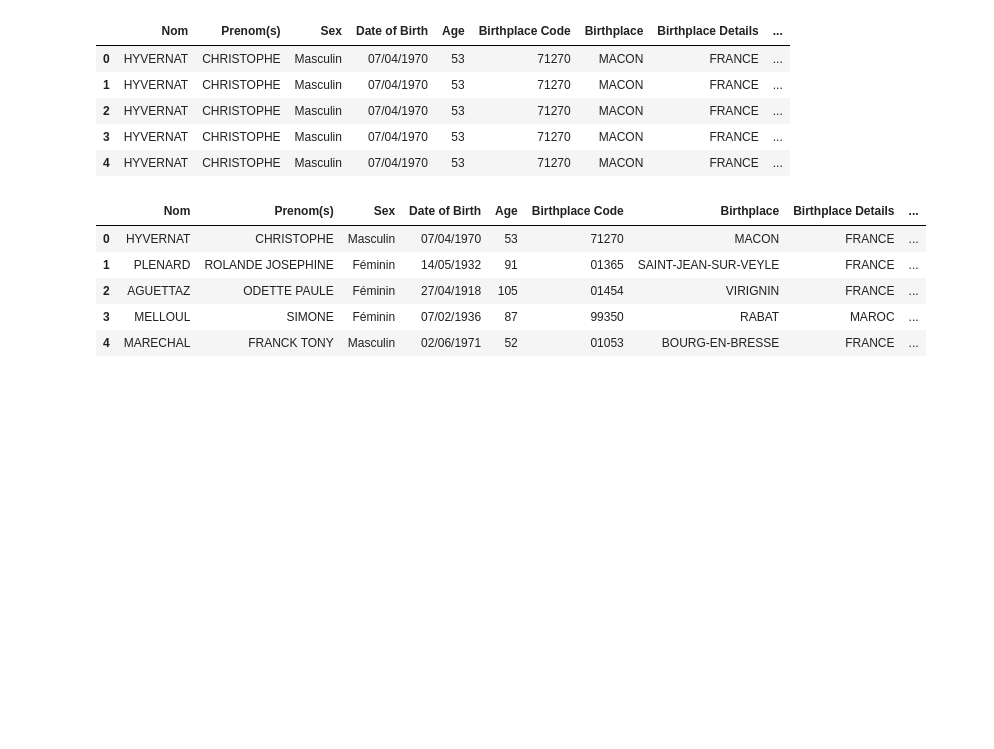
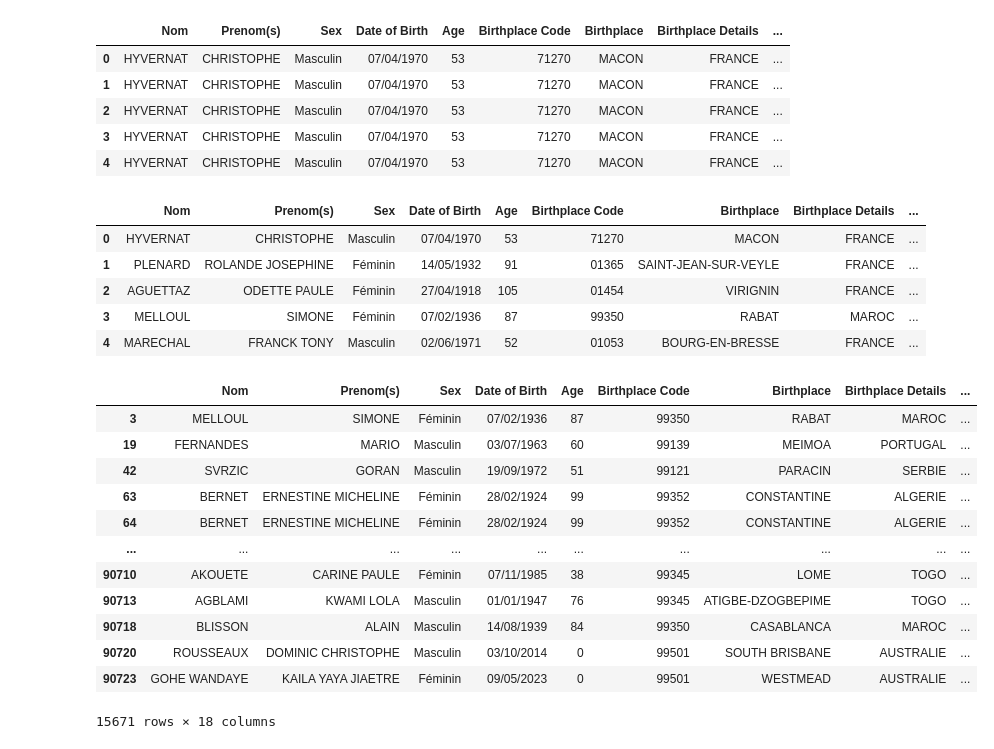
Before and after one commit to emmanuelgkn/goco_project, a Jupyter notebook: notebook.ipynb, the cells around one changed output. Cells and saved outputs as stored; diff of their text form; code cells hidden in the pictures; blank space fills up the shorter version.

```diff
--- a/notebook.ipynb
+++ b/notebook.ipynb
@@ -153,3 +157,23 @@ merged_df.head()
 | 2 | AGUETTAZ | ODETTE PAULE | Féminin | 27/04/1918 | 105 | 01454 | VIRIGNIN | FRANCE | ... |
 | 3 | MELLOUL | SIMONE | Féminin | 07/02/1936 | 87 | 99350 | RABAT | MAROC | ... |
 | 4 | MARECHAL | FRANCK TONY | Masculin | 02/06/1971 | 52 | 01053 | BOURG-EN-BRESSE | FRANCE | ... |
+# %%
+merged_df.loc[merged_df['Birthplace Details'] != 'FRANCE', ['latitude_birth', 'longitude_birth']] = np.nan
+# %%
+international_countries = merged_df[merged_df['Birthplace Details'] != 'FRANCE']
+# %%
+international_countries
+# %% [output]
+|  | Nom | Prenom(s) | Sex | Date of Birth | Age | Birthplace Code | Birthplace | Birthplace Details | ... |
+| 3 | MELLOUL | SIMONE | Féminin | 07/02/1936 | 87 | 99350 | RABAT | MAROC | ... |
+| 19 | FERNANDES | MARIO | Masculin | 03/07/1963 | 60 | 99139 | MEIMOA | PORTUGAL | ... |
+| 42 | SVRZIC | GORAN | Masculin | 19/09/1972 | 51 | 99121 | PARACIN | SERBIE | ... |
+| 63 | BERNET | ERNESTINE MICHELINE | Féminin | 28/02/1924 | 99 | 99352 | CONSTANTINE | ALGERIE | ... |
+| 64 | BERNET | ERNESTINE MICHELINE | Féminin | 28/02/1924 | 99 | 99352 | CONSTANTINE | ALGERIE | ... |
+| ... | ... | ... | ... | ... | ... | ... | ... | ... | ... |
+| 90710 | AKOUETE | CARINE PAULE | Féminin | 07/11/1985 | 38 | 99345 | LOME | TOGO | ... |
+| 90713 | AGBLAMI | KWAMI LOLA | Masculin | 01/01/1947 | 76 | 99345 | ATIGBE-DZOGBEPIME | TOGO | ... |
+| 90718 | BLISSON | ALAIN | Masculin | 14/08/1939 | 84 | 99350 | CASABLANCA | MAROC | ... |
+| 90720 | ROUSSEAUX | DOMINIC CHRISTOPHE | Masculin | 03/10/2014 | 0 | 99501 | SOUTH BRISBANE | AUSTRALIE | ... |
+| 90723 | GOHE WANDAYE | KAILA YAYA JIAETRE | Féminin | 09/05/2023 | 0 | 99501 | WESTMEAD | AUSTRALIE | ... |
+15671 rows × 18 columns
```
Also changed, not shown: parts of 7 cells of this notebook, 3 other files.
